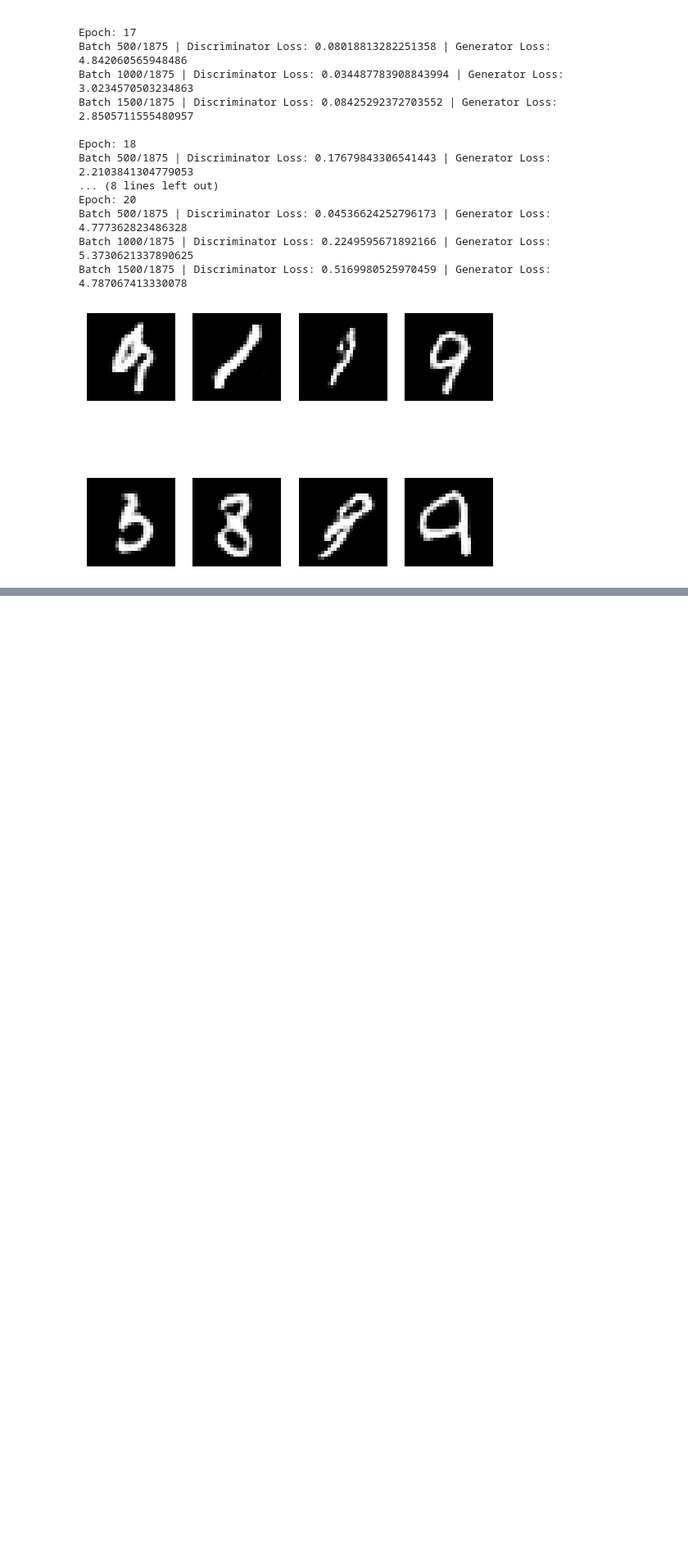
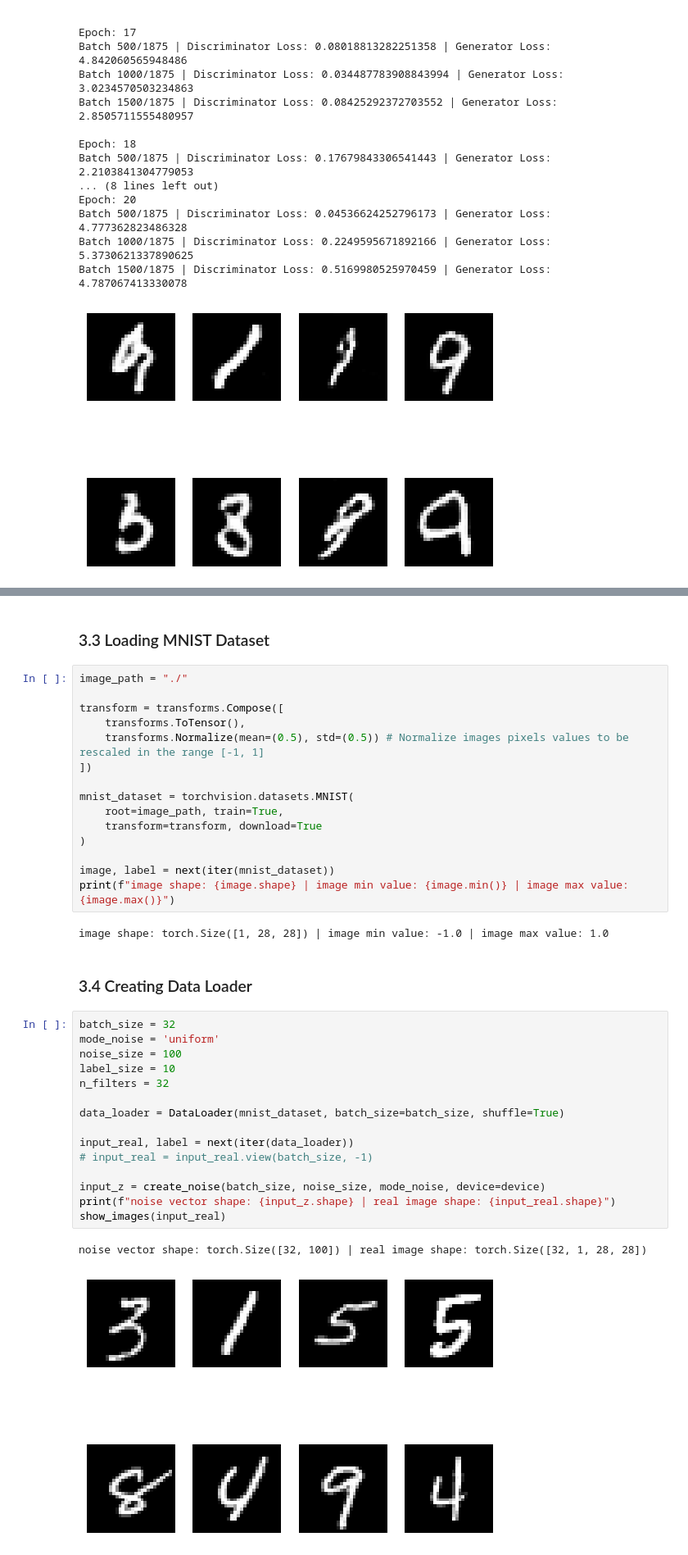
Before and after one commit to aliparsbin/generative-adversarial-networks, a Jupyter notebook: generative_adversarial_networks.ipynb, the cells around one changed output, grey strips where cells are left out. Shown: that part at 82% size. Drawn from its saved outputs; the diff is of its cells as text; blank space fills up the shorter version.

```diff
--- a/generative_adversarial_networks.ipynb
+++ b/generative_adversarial_networks.ipynb
@@ -560,0 +686,39 @@ Batch 1500/1875 | Discriminator Loss: 0.5169980525970459 | Generator Loss: 4.787
+# %% [markdown]
+### 3.3 Loading MNIST Dataset
+# %%
+image_path = "./"
+
+transform = transforms.Compose([
+    transforms.ToTensor(),
+    transforms.Normalize(mean=(0.5), std=(0.5)) # Normalize images pixels values to be rescaled in the range [-1, 1]
+])
+
+mnist_dataset = torchvision.datasets.MNIST(
+    root=image_path, train=True,
+    transform=transform, download=True
+)
+
+image, label = next(iter(mnist_dataset))
+print(f"image shape: {image.shape} | image min value: {image.min()} | image max value: {image.max()}")
+# %% [output]
+image shape: torch.Size([1, 28, 28]) | image min value: -1.0 | image max value: 1.0
+# %% [markdown]
+### 3.4 Creating Data Loader
+# %%
+batch_size = 32
+mode_noise = 'uniform'
+noise_size = 100
+label_size = 10
+n_filters = 32
+
+data_loader = DataLoader(mnist_dataset, batch_size=batch_size, shuffle=True)
+
+input_real, label = next(iter(data_loader))
+# input_real = input_real.view(batch_size, -1)
+
+input_z = create_noise(batch_size, noise_size, mode_noise, device=device)
+print(f"noise vector shape: {input_z.shape} | real image shape: {input_real.shape}")
+show_images(input_real)
+# %% [output]
+noise vector shape: torch.Size([32, 100]) | real image shape: torch.Size([32, 1, 28, 28])
+[figure, added]
```
Also changed, not shown: parts of 11 cells of this notebook.
